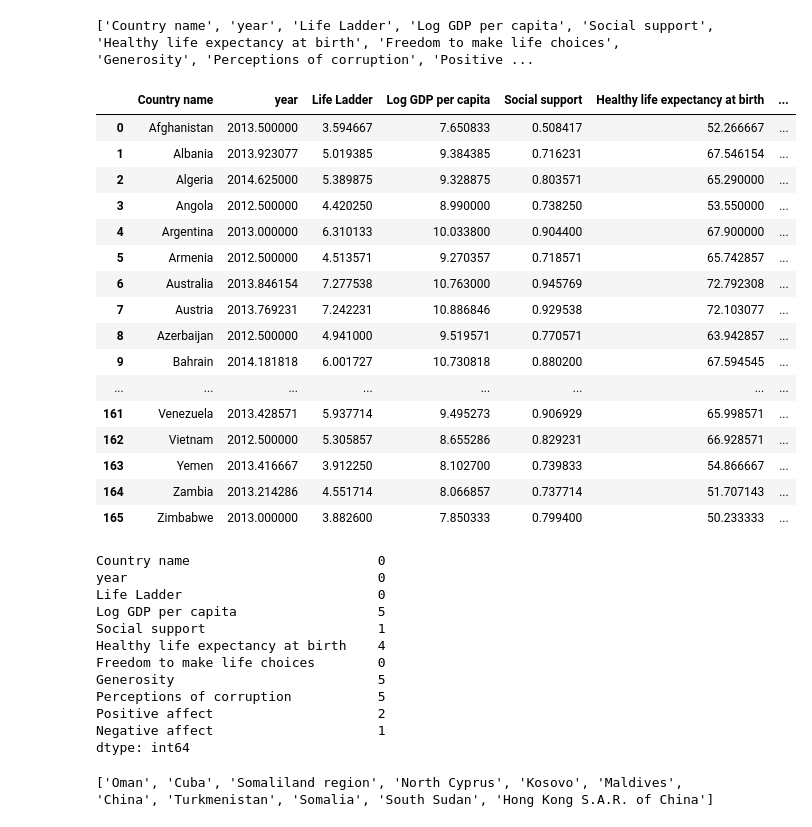
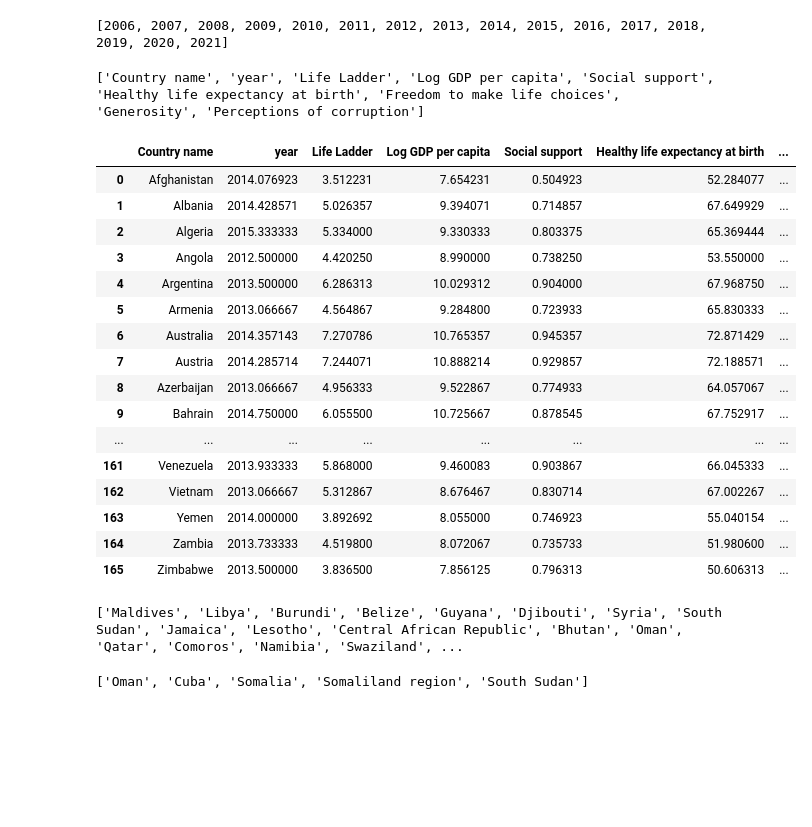
Before and after one commit to winggo12/DataAnalysis-WorldHappinessIndex, a Jupyter notebook: TimeSeries/TimeSeriesDataCleaning.ipynb, the cells around one changed output. Cells and saved outputs as stored; diff of their text form; code cells hidden in the pictures; blank space fills up the shorter version.

```diff
--- a/TimeSeries/TimeSeriesDataCleaning.ipynb
+++ b/TimeSeries/TimeSeriesDataCleaning.ipynb
@@ -42,0 +103,6 @@ dtype: int64
+# %%
+pd.set_option('display.max_rows', None)
+result.to_csv('../clean_data/2006-2021-world-happiness-report.csv', index=False)
+result = pd.read_csv('../clean_data/2006-2021-world-happiness-report.csv')
+df_ts = result
+df_ts
@@ -43,70 +135,76 @@ dtype: int64
+# %%
+#2006 - 2021
+init = 2006
+years = []
+for i in range(16):
+    years.append(init)
+    init += 1
+
+print(years)
+# %% [output]
+[2006, 2007, 2008, 2009, 2010, 2011, 2012, 2013, 2014, 2015, 2016, 2017, 2018, 2019, 2020, 2021]
 # %%
 countries = df_ts["Country name"].unique()
 columns = list(df_ts.columns)
 print(columns)
 # %% [output]
-['Country name', 'year', 'Life Ladder', 'Log GDP per capita', 'Social support', 'Healthy life expectancy at birth', 'Freedom to make life choices', 'Generosity', 'Perceptions of corruption', 'Positive ...
+['Country name', 'year', 'Life Ladder', 'Log GDP per capita', 'Social support', 'Healthy life expectancy at birth', 'Freedom to make life choices', 'Generosity', 'Perceptions of corruption']
 # %%
 #Create Empty Dataframe and dictionaries
 df_mean = pd.DataFrame()
 dict_mean = {}
 countries_null = []
+countries_low_freq = []
 
 for col_item in columns:
     dict_mean[col_item] = []
 
 dict_mean['Country name'] = countries
 
 for country in countries:
     df_bycountry = df_ts[df_ts['Country name'] == country]
+    data_num = df_bycountry.shape[0]
     for col_item in columns:
         if col_item != "Country name":
             mean = df_bycountry[col_item].mean()
             dict_mean[col_item].append(mean)
             if math.isnan(mean):
                 countries_null.append(country)
+            if data_num < ( 16 *0.5 ):
+                countries_low_freq.append(country)
 
 for col_item in columns:
      df_mean[col_item] = dict_mean[col_item]
 
-pd.set_option('display.max_rows', None)
+# pd.set_option('display.max_rows', None)
 df_mean
 # %% [output]
 |  | Country name | year | Life Ladder | Log GDP per capita | Social support | Healthy life expectancy at birth | ... |
-| 0 | Afghanistan | 2013.500000 | 3.594667 | 7.650833 | 0.508417 | 52.266667 | ... |
-| 1 | Albania | 2013.923077 | 5.019385 | 9.384385 | 0.716231 | 67.546154 | ... |
-| 2 | Algeria | 2014.625000 | 5.389875 | 9.328875 | 0.803571 | 65.290000 | ... |
+| 0 | Afghanistan | 2014.076923 | 3.512231 | 7.654231 | 0.504923 | 52.284077 | ... |
+| 1 | Albania | 2014.428571 | 5.026357 | 9.394071 | 0.714857 | 67.649929 | ... |
+| 2 | Algeria | 2015.333333 | 5.334000 | 9.330333 | 0.803375 | 65.369444 | ... |
 | 3 | Angola | 2012.500000 | 4.420250 | 8.990000 | 0.738250 | 53.550000 | ... |
-| 4 | Argentina | 2013.000000 | 6.310133 | 10.033800 | 0.904400 | 67.900000 | ... |
-| 5 | Armenia | 2012.500000 | 4.513571 | 9.270357 | 0.718571 | 65.742857 | ... |
-| 6 | Australia | 2013.846154 | 7.277538 | 10.763000 | 0.945769 | 72.792308 | ... |
-| 7 | Austria | 2013.769231 | 7.242231 | 10.886846 | 0.929538 | 72.103077 | ... |
-| 8 | Azerbaijan | 2012.500000 | 4.941000 | 9.519571 | 0.770571 | 63.942857 | ... |
-| 9 | Bahrain | 2014.181818 | 6.001727 | 10.730818 | 0.880200 | 67.594545 | ... |
+| 4 | Argentina | 2013.500000 | 6.286313 | 10.029312 | 0.904000 | 67.968750 | ... |
+| 5 | Armenia | 2013.066667 | 4.564867 | 9.284800 | 0.723933 | 65.830333 | ... |
+| 6 | Australia | 2014.357143 | 7.270786 | 10.765357 | 0.945357 | 72.871429 | ... |
+| 7 | Austria | 2014.285714 | 7.244071 | 10.888214 | 0.929857 | 72.188571 | ... |
+| 8 | Azerbaijan | 2013.066667 | 4.956333 | 9.522867 | 0.774933 | 64.057067 | ... |
+| 9 | Bahrain | 2014.750000 | 6.055500 | 10.725667 | 0.878545 | 67.752917 | ... |
 | ... | ... | ... | ... | ... | ... | ... | ... |
-| 161 | Venezuela | 2013.428571 | 5.937714 | 9.495273 | 0.906929 | 65.998571 | ... |
-| 162 | Vietnam | 2012.500000 | 5.305857 | 8.655286 | 0.829231 | 66.928571 | ... |
-| 163 | Yemen | 2013.416667 | 3.912250 | 8.102700 | 0.739833 | 54.866667 | ... |
-| 164 | Zambia | 2013.214286 | 4.551714 | 8.066857 | 0.737714 | 51.707143 | ... |
-| 165 | Zimbabwe | 2013.000000 | 3.882600 | 7.850333 | 0.799400 | 50.233333 | ... |
+| 161 | Venezuela | 2013.933333 | 5.868000 | 9.460083 | 0.903867 | 66.045333 | ... |
+| 162 | Vietnam | 2013.066667 | 5.312867 | 8.676467 | 0.830714 | 67.002267 | ... |
+| 163 | Yemen | 2014.000000 | 3.892692 | 8.055000 | 0.746923 | 55.040154 | ... |
+| 164 | Zambia | 2013.733333 | 4.519800 | 8.072067 | 0.735733 | 51.980600 | ... |
+| 165 | Zimbabwe | 2013.500000 | 3.836500 | 7.856125 | 0.796313 | 50.606313 | ... |
-# %%
-df_mean.isnull().sum()
-# %% [output]
-Country name                        0
-year                                0
-Life Ladder                         0
-Log GDP per capita                  5
-Social support                      1
-Healthy life expectancy at birth    4
-Freedom to make life choices        0
-Generosity                          5
-Perceptions of corruption           5
-Positive affect                     2
-Negative affect                     1
-dtype: int64
+# %%
+#Countries that has low frequency
+countries_low_freq = list(set(countries_low_freq))
+print(countries_low_freq)
+# %% [output]
+['Maldives', 'Libya', 'Burundi', 'Belize', 'Guyana', 'Djibouti', 'Syria', 'South Sudan', 'Jamaica', 'Lesotho', 'Central African Republic', 'Bhutan', 'Oman', 'Qatar', 'Comoros', 'Namibia', 'Swaziland', ...
 # %%
 #Countries that contain null value
 null_countries_list = list(set(countries_null))
 print(null_countries_list)
 # %% [output]
-['Oman', 'Cuba', 'Somaliland region', 'North Cyprus', 'Kosovo', 'Maldives', 'China', 'Turkmenistan', 'Somalia', 'South Sudan', 'Hong Kong S.A.R. of China']
+['Oman', 'Cuba', 'Somalia', 'Somaliland region', 'South Sudan']
```
Also changed, not shown: parts of 16 cells of this notebook, 8 other files.
